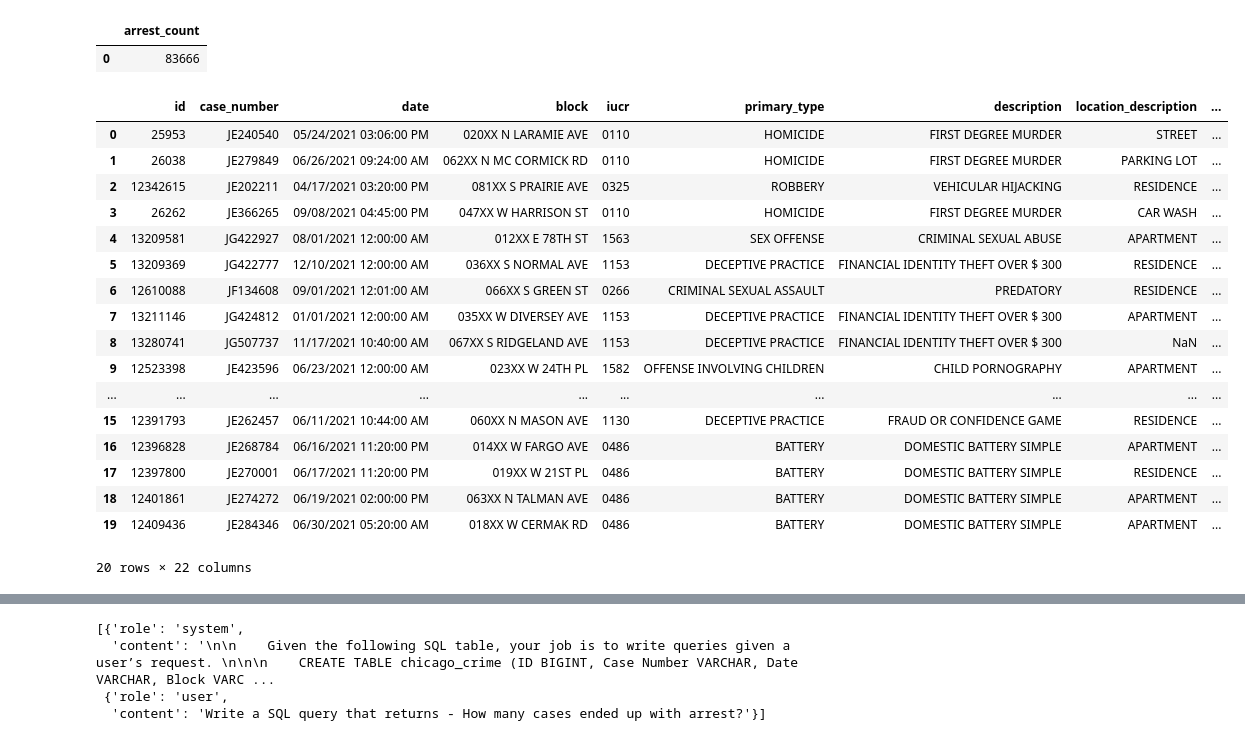
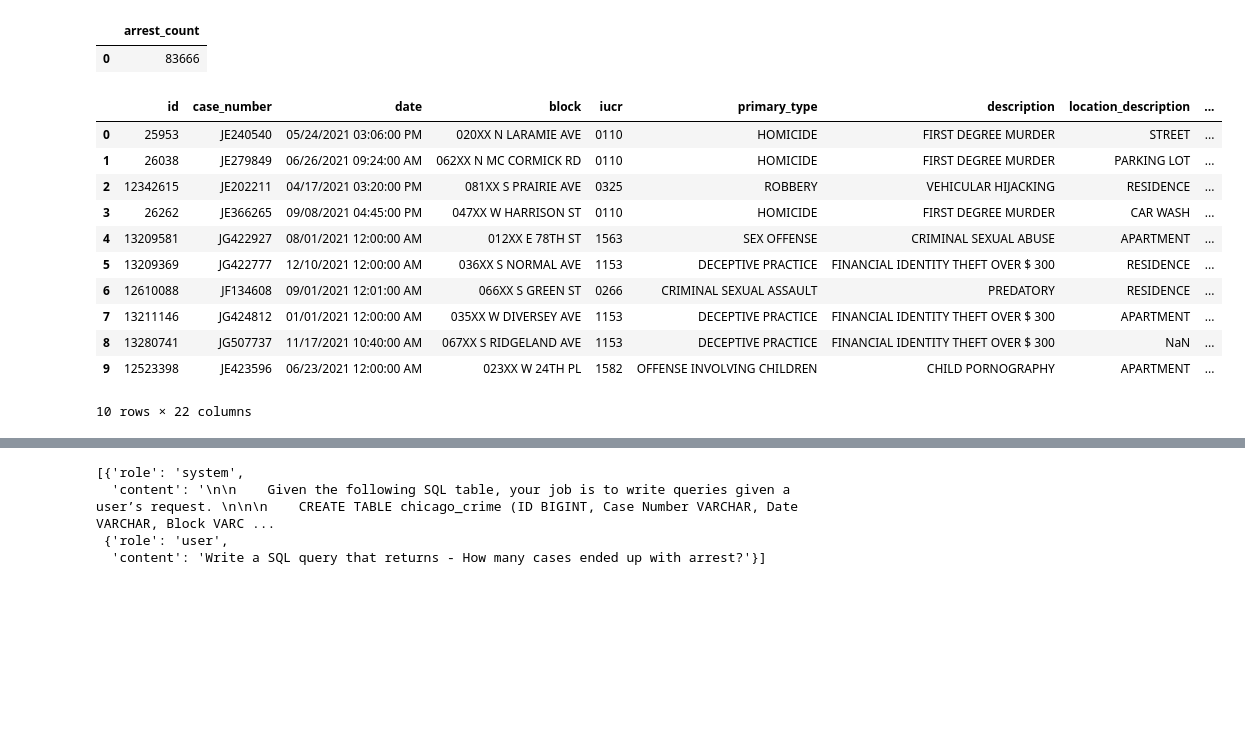
Before and after one commit to Srihari231092/lang2sql, a Jupyter notebook: openai_poc.ipynb, the cells around one changed output, grey strips where cells are left out. Cells and saved outputs as stored; diff of their text form; code cells hidden in the pictures; blank space fills up the shorter version.

```diff
--- a/openai_poc.ipynb
+++ b/openai_poc.ipynb
@@ -178,24 +176,18 @@ WHERE arrest = 'TRUE'
 | 0 | 83666 |
 # %%
 # Table of chicago crime data from 2021-2023
-chicago_crime.head(20)
+chicago_crime.head(10)
 # %% [output]
 |  | id | case_number | date | block | iucr | primary_type | description | location_description | ... |
 | 0 | 25953 | JE240540 | 05/24/2021 03:06:00 PM | 020XX N LARAMIE AVE | 0110 | HOMICIDE | FIRST DEGREE MURDER | STREET | ... |
 | 1 | 26038 | JE279849 | 06/26/2021 09:24:00 AM | 062XX N MC CORMICK RD | 0110 | HOMICIDE | FIRST DEGREE MURDER | PARKING LOT | ... |
 | 2 | 12342615 | JE202211 | 04/17/2021 03:20:00 PM | 081XX S PRAIRIE AVE | 0325 | ROBBERY | VEHICULAR HIJACKING | RESIDENCE | ... |
 | 3 | 26262 | JE366265 | 09/08/2021 04:45:00 PM | 047XX W HARRISON ST | 0110 | HOMICIDE | FIRST DEGREE MURDER | CAR WASH | ... |
 | 4 | 13209581 | JG422927 | 08/01/2021 12:00:00 AM | 012XX E 78TH ST | 1563 | SEX OFFENSE | CRIMINAL SEXUAL ABUSE | APARTMENT | ... |
 | 5 | 13209369 | JG422777 | 12/10/2021 12:00:00 AM | 036XX S NORMAL AVE | 1153 | DECEPTIVE PRACTICE | FINANCIAL IDENTITY THEFT OVER $ 300 | RESIDENCE | ... |
 | 6 | 12610088 | JF134608 | 09/01/2021 12:01:00 AM | 066XX S GREEN ST | 0266 | CRIMINAL SEXUAL ASSAULT | PREDATORY | RESIDENCE | ... |
 | 7 | 13211146 | JG424812 | 01/01/2021 12:00:00 AM | 035XX W DIVERSEY AVE | 1153 | DECEPTIVE PRACTICE | FINANCIAL IDENTITY THEFT OVER $ 300 | APARTMENT | ... |
 | 8 | 13280741 | JG507737 | 11/17/2021 10:40:00 AM | 067XX S RIDGELAND AVE | 1153 | DECEPTIVE PRACTICE | FINANCIAL IDENTITY THEFT OVER $ 300 | NaN | ... |
 | 9 | 12523398 | JE423596 | 06/23/2021 12:00:00 AM | 023XX W 24TH PL | 1582 | OFFENSE INVOLVING CHILDREN | CHILD PORNOGRAPHY | APARTMENT | ... |
-| ... | ... | ... | ... | ... | ... | ... | ... | ... | ... |
-| 15 | 12391793 | JE262457 | 06/11/2021 10:44:00 AM | 060XX N MASON AVE | 1130 | DECEPTIVE PRACTICE | FRAUD OR CONFIDENCE GAME | RESIDENCE | ... |
-| 16 | 12396828 | JE268784 | 06/16/2021 11:20:00 PM | 014XX W FARGO AVE | 0486 | BATTERY | DOMESTIC BATTERY SIMPLE | APARTMENT | ... |
-| 17 | 12397800 | JE270001 | 06/17/2021 11:20:00 PM | 019XX W 21ST PL | 0486 | BATTERY | DOMESTIC BATTERY SIMPLE | RESIDENCE | ... |
-| 18 | 12401861 | JE274272 | 06/19/2021 02:00:00 PM | 063XX N TALMAN AVE | 0486 | BATTERY | DOMESTIC BATTERY SIMPLE | APARTMENT | ... |
-| 19 | 12409436 | JE284346 | 06/30/2021 05:20:00 AM | 018XX W CERMAK RD | 0486 | BATTERY | DOMESTIC BATTERY SIMPLE | APARTMENT | ... |
-20 rows × 22 columns
+10 rows × 22 columns
 # %%
```
Also changed, not shown: parts of 8 cells of this notebook.
